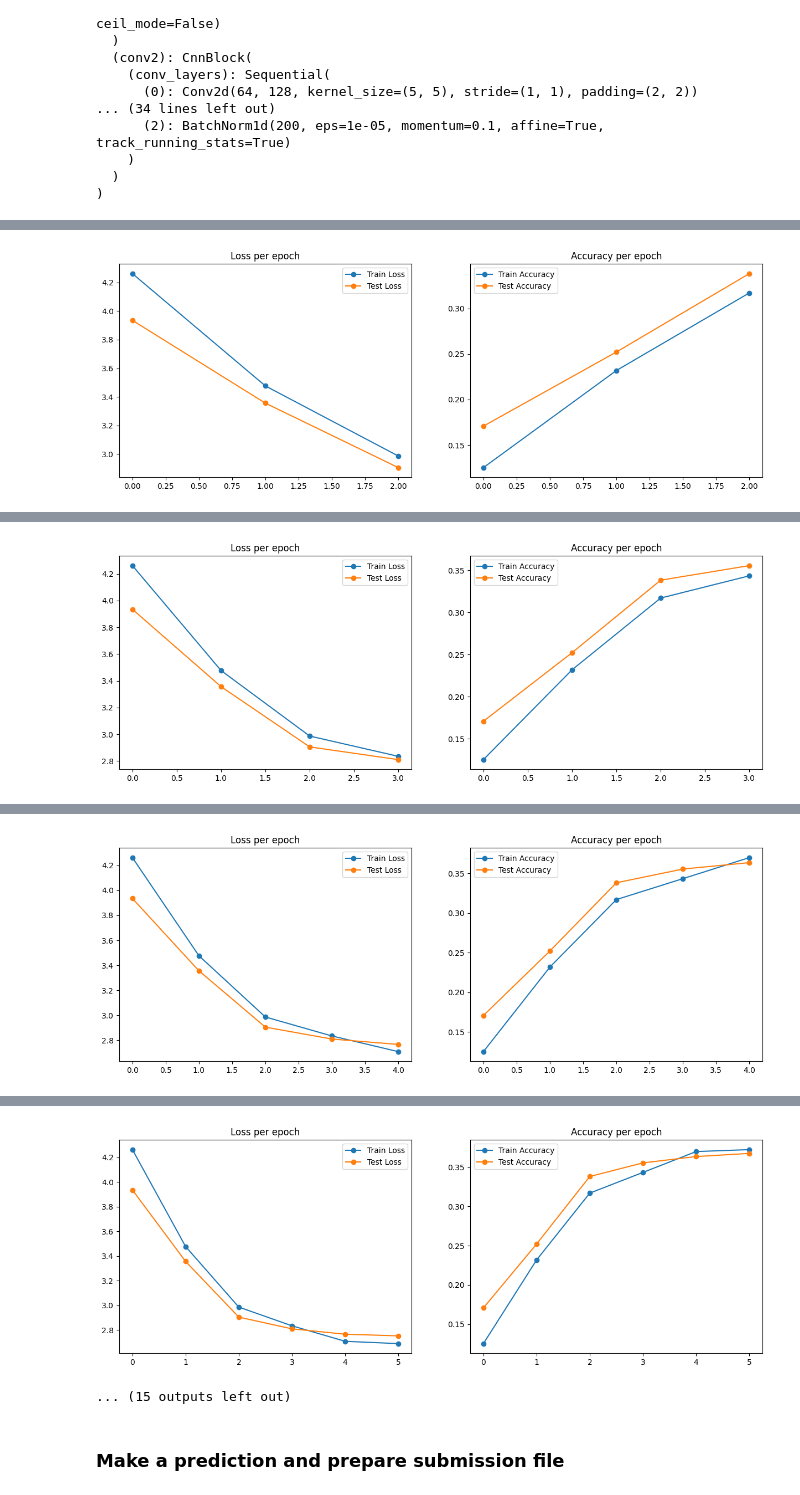
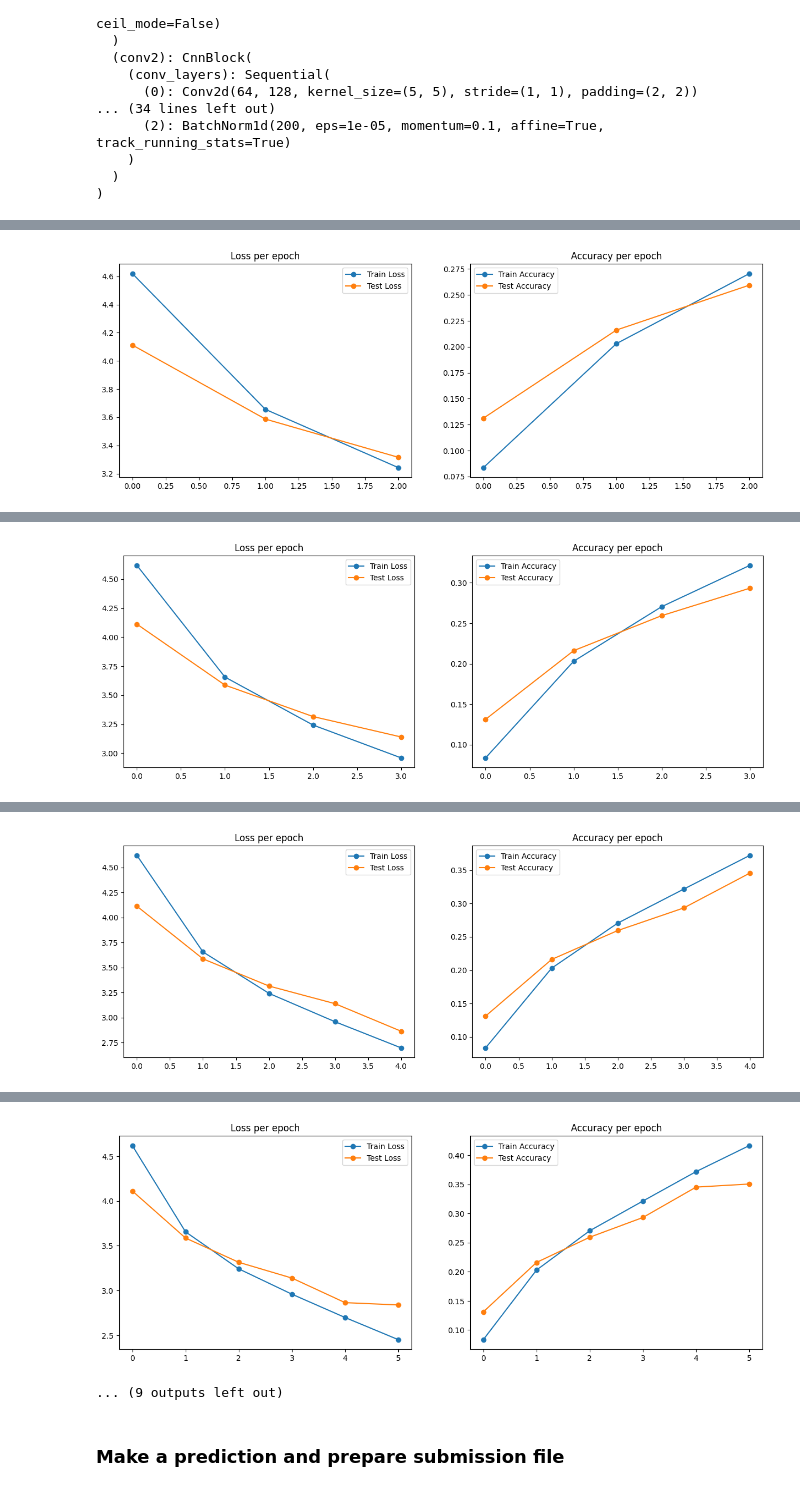
Before and after one commit to mironnn/flg_ml24-cnn, a Jupyter notebook: src/baseline.ipynb, the cells around one changed output, grey strips where cells are left out. Saved outputs shown, nothing was run; the diff lists cells and outputs as text; code cells hidden in the pictures.

```diff
--- a/src/baseline.ipynb
+++ b/src/baseline.ipynb
@@ -27,6 +27,6 @@ import matplotlib.pyplot as plt
 num_cpus = os.cpu_count()
 half_cpus = num_cpus // 2
 
-DEVICE = 'cuda' if torch.cuda.is_available() else 'cpu'
+DEVICE = 'cuda:4' if torch.cuda.is_available() else 'cpu'
 DEVICE
 # %% [output]
@@ -345,12 +345,12 @@ BaselineModel(
 # %%
 train_config = {
     'n_epochs': 25,
-    'lr': 0.001,
-    'batch_size': 128,
+    'lr': 0.005,
+    'batch_size': 512,
 }
 
 optimizer = optim.Adam(model.parameters(), lr=train_config['lr'],)
-scheduler = StepLR(optimizer, step_size=2, gamma=0.1)
+# scheduler = StepLR(optimizer, step_size=2, gamma=0.1)
 criterion = nn.CrossEntropyLoss()
 
 train_dataloader = DataLoader(train_dataset, batch_size=train_config['batch_size'], shuffle=True)
@@ -468,7 +468,7 @@ for epoch in range(train_config['n_epochs']):
     val_avg_loss, val_accuracy = do_val_epoch(model,
                                               criterion,
                                               val_dataloader)
-    scheduler.step()
+    # scheduler.step()
     history['test_loss'].append(val_avg_loss)
     history['test_accuracy'].append(val_accuracy)
 
@@ -493,6 +493,9 @@ for epoch in range(train_config['n_epochs']):
         model.load_state_dict(torch.load(best_checkpoint_path, weights_only=True))
         print('Model successfully restored')
         break
+    if epoch == 10:
+        for g in optimizer.param_groups:
+            g['lr'] = 0.001
 t2 = monotonic()
 m, s = divmod(t2 - t1, 60)
     # lr_adjustments (todo)
@@ -562,4 +548,4 @@ VALIDATION LOSS = 2.90529, VALIDATION ACCURACY = 0.3382
-[figure, old version]
+[figure, new version]
 Saving best model
 
                  ------------------------------ EPOCH: 4 ------------------------------
@@ -580,4 +561,4 @@ VALIDATION LOSS = 2.81001, VALIDATION ACCURACY = 0.3555
-[figure, old version]
+[figure, new version]
 Saving best model
 
                  ------------------------------ EPOCH: 5 ------------------------------
@@ -598,4 +574,4 @@ VALIDATION LOSS = 2.76671, VALIDATION ACCURACY = 0.3636
-[figure, old version]
+[figure, new version]
 Saving best model
 
                  ------------------------------ EPOCH: 6 ------------------------------
@@ -616,5 +587,5 @@ VALIDATION LOSS = 2.7531, VALIDATION ACCURACY = 0.3676
-[figure, old version]
+[figure, new version]
-... (15 outputs left out)
+... (9 outputs left out)
 # %% [markdown]
 ### Make a prediction and prepare submission file
 # %%
```
Also changed, not shown: parts of 6 cells of this notebook, 44 other files.
